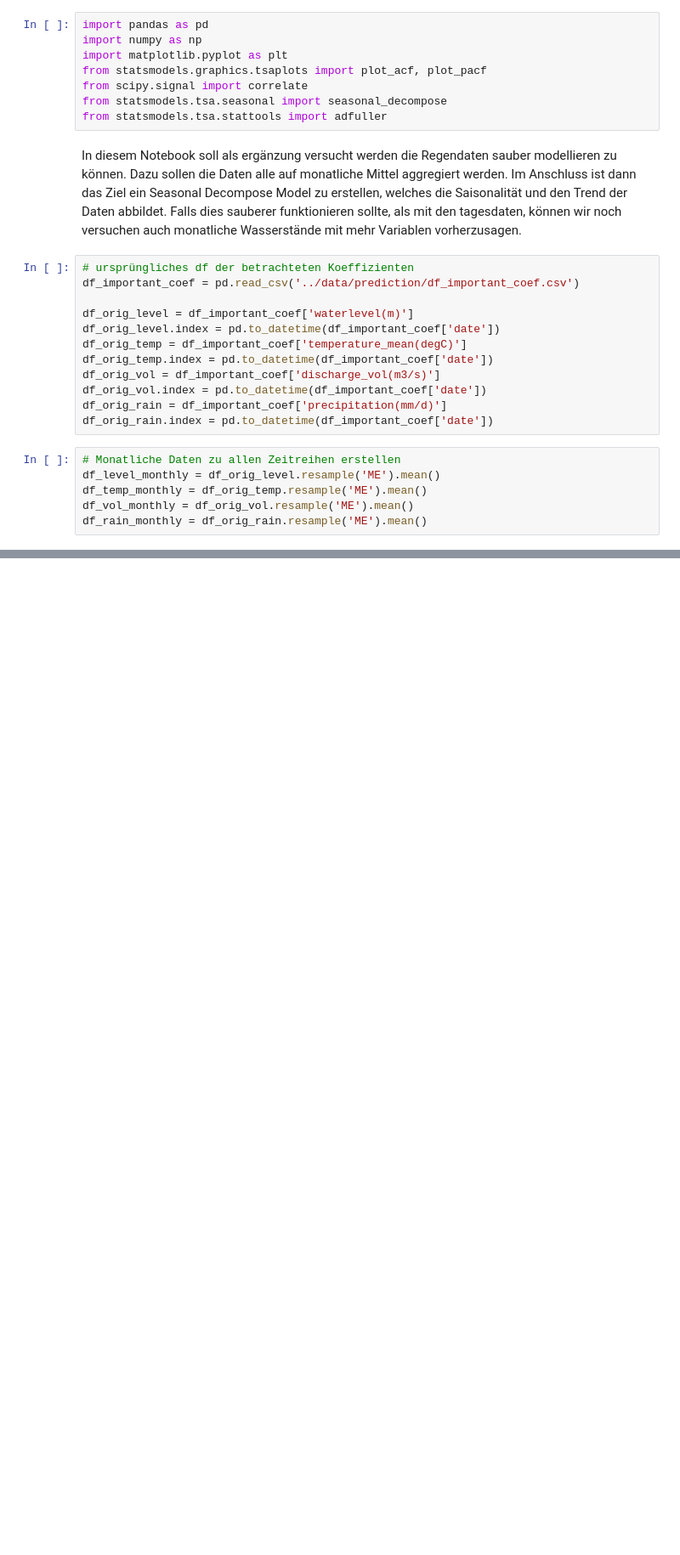
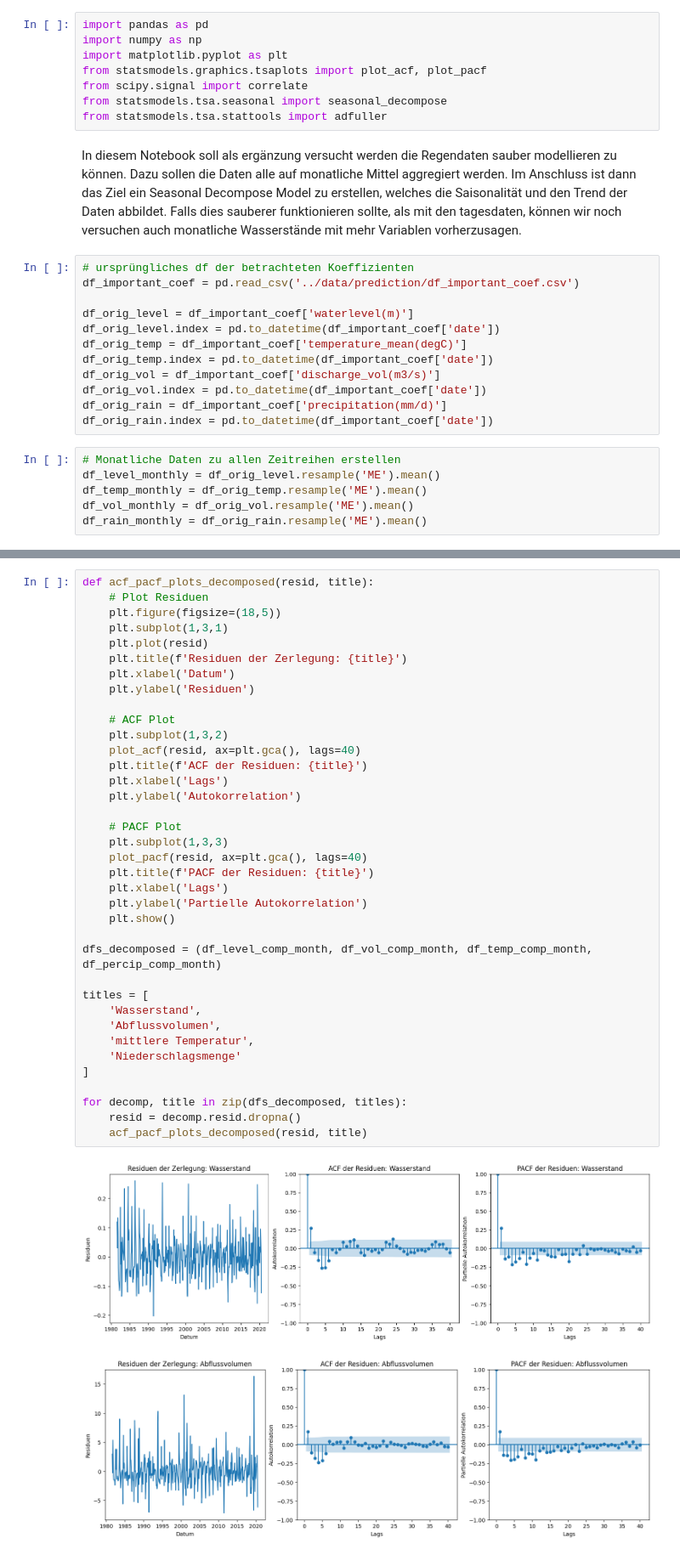
Before and after one commit to Sandra-Senn/spz_Wasserstand_analyse, a Jupyter notebook: notebooks/2.1_monthly_data.ipynb, the cells around one changed output, grey strips where cells are left out. Shown at 85% size. Cells and saved outputs as stored; diff of their text form; blank space fills up the shorter version.

Commit message:
Hinzufügen von ACF/PACF beim Wasserstand

```diff
--- a/notebooks/2.1_monthly_data.ipynb
+++ b/notebooks/2.1_monthly_data.ipynb
@@ -88,0 +93,40 @@ ADF p-Wert der Residuen für 'Zerlegung der Niederschlagsmenge': 0.000000
+# %%
+def acf_pacf_plots_decomposed(resid, title):
+    # Plot Residuen
+    plt.figure(figsize=(18,5))
+    plt.subplot(1,3,1)
+    plt.plot(resid)
+    plt.title(f'Residuen der Zerlegung: {title}')
+    plt.xlabel('Datum')
+    plt.ylabel('Residuen')
+
+    # ACF Plot
+    plt.subplot(1,3,2)
+    plot_acf(resid, ax=plt.gca(), lags=40)
+    plt.title(f'ACF der Residuen: {title}')
+    plt.xlabel('Lags')
+    plt.ylabel('Autokorrelation')
+
+    # PACF Plot
+    plt.subplot(1,3,3)
+    plot_pacf(resid, ax=plt.gca(), lags=40)
+    plt.title(f'PACF der Residuen: {title}')
+    plt.xlabel('Lags')
+    plt.ylabel('Partielle Autokorrelation')
+    plt.show()
+
+dfs_decomposed = (df_level_comp_month, df_vol_comp_month, df_temp_comp_month, df_percip_comp_month)
+
+titles = [
+    'Wasserstand',
+    'Abflussvolumen',
+    'mittlere Temperatur',
+    'Niederschlagsmenge'
+]
+
+for decomp, title in zip(dfs_decomposed, titles):
+    resid = decomp.resid.dropna()
+    acf_pacf_plots_decomposed(resid, title)
+# %% [output]
+[figure, added]
+[figure, added]
```
Also changed, not shown: parts of 3 cells of this notebook, 1 other file.
